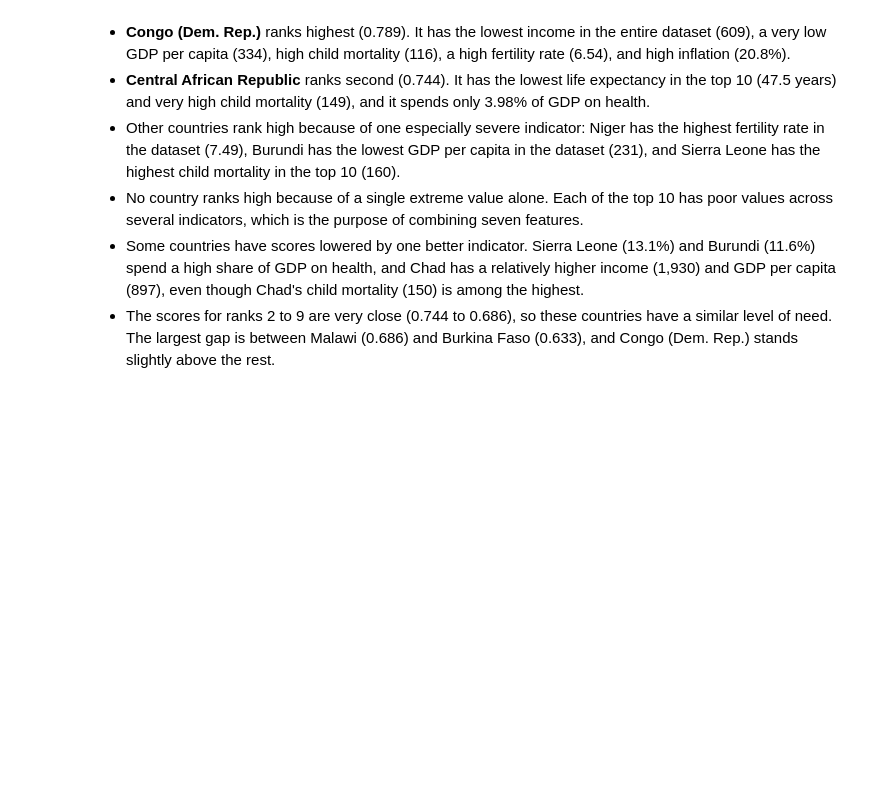
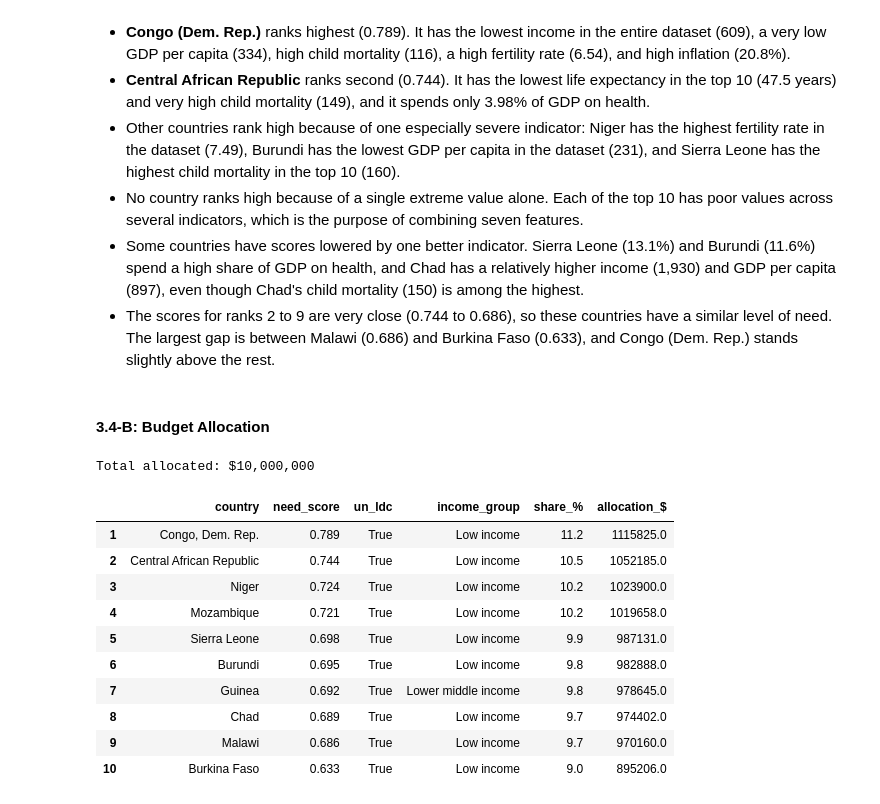
Before and after one commit to AnikaViado/UML_ASG1, a Jupyter notebook: Asg01_Group08_AnikaViado_TroyDelaRosa_VanceCastro_BenThompson.ipynb, the cells around one changed output. Cells and saved outputs as stored; diff of their text form; code cells hidden in the pictures; blank space fills up the shorter version.

Commit message:
Add 3.4B budget allocation

```diff
--- a/Asg01_Group08_AnikaViado_TroyDelaRosa_VanceCastro_BenThompson.ipynb
+++ b/Asg01_Group08_AnikaViado_TroyDelaRosa_VanceCastro_BenThompson.ipynb
@@ -553,3 +553,32 @@ aid_ranked[['country', 'need_score'] + list(need_direction)].head(10)
 - No country ranks high because of a single extreme value alone. Each of the top 10 has poor values across several indicators, which is the purpose of combining seven features.
 - Some countries have scores lowered by one better indicator. Sierra Leone (13.1%) and Burundi (11.6%) spend a high share of GDP on health, and Chad has a relatively higher income (1,930) and GDP per capita (897), even though Chad's child mortality (150) is among the highest.
 - The scores for ranks 2 to 9 are very close (0.744 to 0.686), so these countries have a similar level of need. The largest gap is between Malawi (0.686) and Burkina Faso (0.633), and Congo (Dem. Rep.) stands slightly above the rest.
+# %% [markdown]
+#### 3.4-B: Budget Allocation
+# %%
+# What: selects the 10 highest-ranked countries and sets the budget.
+# Why: these are the countries that will receive funds (confirm the budget in the assignment brief).
+top_n = 10
+budget = 10_000_000
+funding = aid_ranked.head(top_n)[['country', 'need_score', 'un_ldc', 'income_group']].copy()
+
+# What: splits the budget in proportion to each country's need score.
+# Why: answers "how much" with a clear rule, so countries with more need get more money.
+funding['share_%'] = (funding['need_score'] / funding['need_score'].sum() * 100).round(1)
+funding['allocation_$'] = (funding['need_score'] / funding['need_score'].sum() * budget).round(0)
+
+print(f"Total allocated: ${funding['allocation_$'].sum():,.0f}")
+funding
+# %% [output]
+Total allocated: $10,000,000
+|  | country | need_score | un_ldc | income_group | share_% | allocation_$ |
+| 1 | Congo, Dem. Rep. | 0.789 | True | Low income | 11.2 | 1115825.0 |
+| 2 | Central African Republic | 0.744 | True | Low income | 10.5 | 1052185.0 |
+| 3 | Niger | 0.724 | True | Low income | 10.2 | 1023900.0 |
+| 4 | Mozambique | 0.721 | True | Low income | 10.2 | 1019658.0 |
+| 5 | Sierra Leone | 0.698 | True | Low income | 9.9 | 987131.0 |
+| 6 | Burundi | 0.695 | True | Low income | 9.8 | 982888.0 |
+| 7 | Guinea | 0.692 | True | Lower middle income | 9.8 | 978645.0 |
+| 8 | Chad | 0.689 | True | Low income | 9.7 | 974402.0 |
+| 9 | Malawi | 0.686 | True | Low income | 9.7 | 970160.0 |
+| 10 | Burkina Faso | 0.633 | True | Low income | 9.0 | 895206.0 |
```
